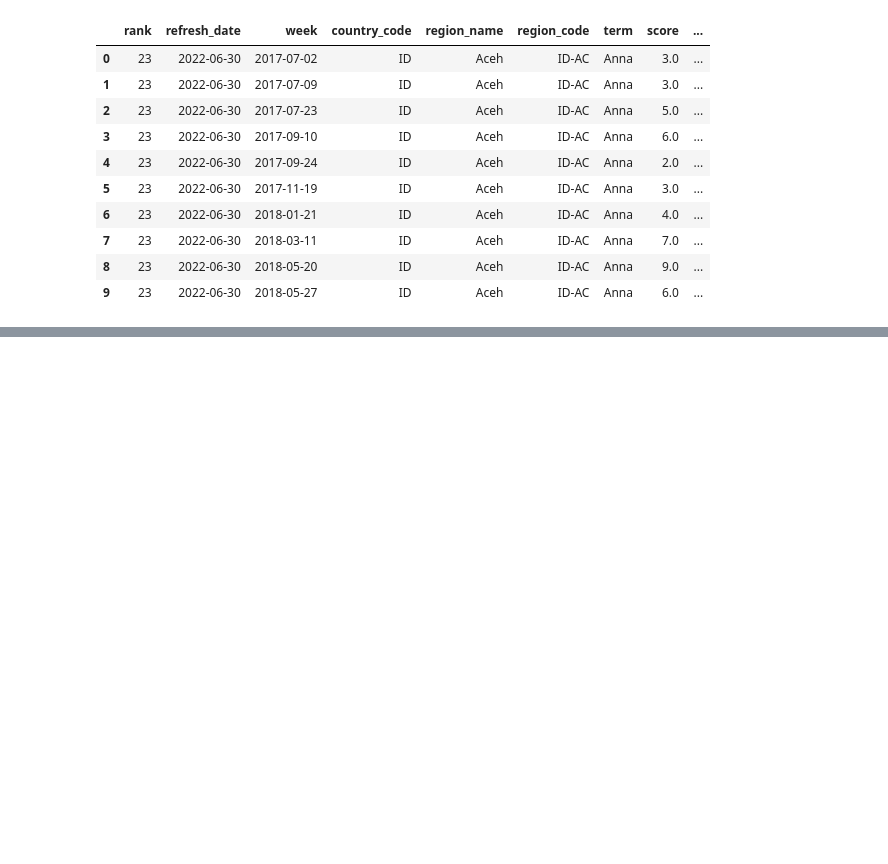
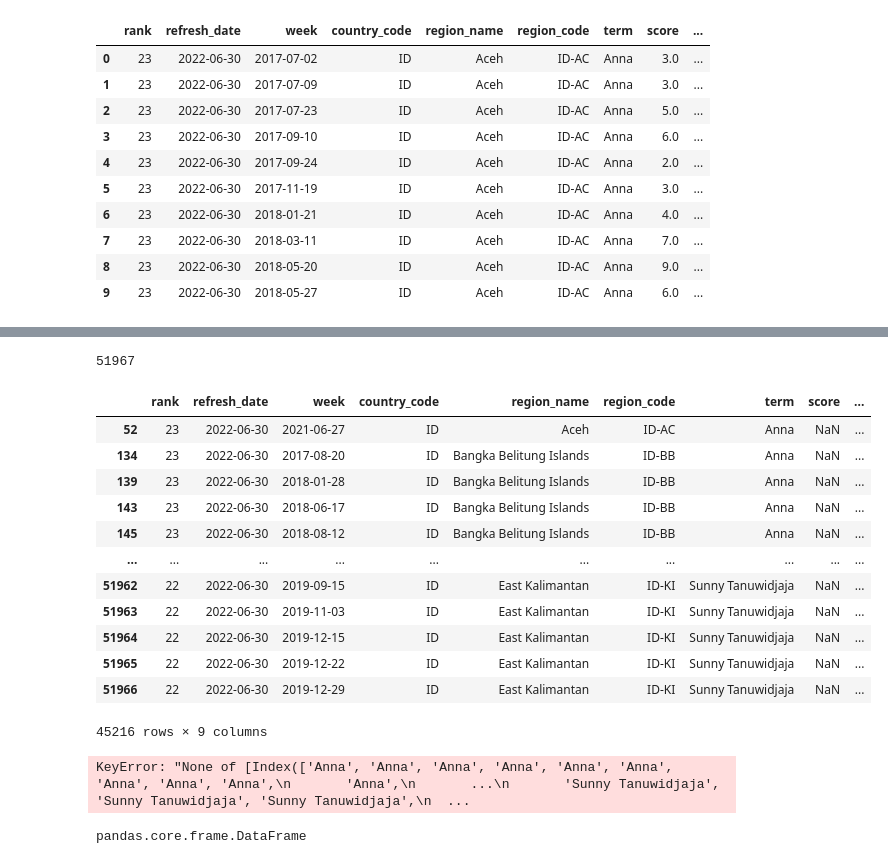
Before and after one commit to dwipaalfarisi/project-data-analysis, a Jupyter notebook: data_analysis.ipynb, the cells around one changed output, grey strips where cells are left out. Saved outputs shown, nothing was run; the diff lists cells and outputs as text; code cells hidden in the pictures; blank space fills up the shorter version.

Commit message:
chech null values

```diff
--- a/data_analysis.ipynb
+++ b/data_analysis.ipynb
@@ -19,0 +102,34 @@ dataset.head(10)
+# %%
+# check the score column
+# 51967 rows
+# null + existing value = score
+print(45216 + 6751)
+# %% [output]
+51967
+# %%
+# show the null values
+dataset_missing = dataset_df.loc[dataset_df.isna().any(axis=1)]
+dataset_missing
+# %% [output]
+|  | rank | refresh_date | week | country_code | region_name | region_code | term | score | ... |
+| 52 | 23 | 2022-06-30 | 2021-06-27 | ID | Aceh | ID-AC | Anna | NaN | ... |
+| 134 | 23 | 2022-06-30 | 2017-08-20 | ID | Bangka Belitung Islands | ID-BB | Anna | NaN | ... |
+| 139 | 23 | 2022-06-30 | 2018-01-28 | ID | Bangka Belitung Islands | ID-BB | Anna | NaN | ... |
+| 143 | 23 | 2022-06-30 | 2018-06-17 | ID | Bangka Belitung Islands | ID-BB | Anna | NaN | ... |
+| 145 | 23 | 2022-06-30 | 2018-08-12 | ID | Bangka Belitung Islands | ID-BB | Anna | NaN | ... |
+| ... | ... | ... | ... | ... | ... | ... | ... | ... | ... |
+| 51962 | 22 | 2022-06-30 | 2019-09-15 | ID | East Kalimantan | ID-KI | Sunny Tanuwidjaja | NaN | ... |
+| 51963 | 22 | 2022-06-30 | 2019-11-03 | ID | East Kalimantan | ID-KI | Sunny Tanuwidjaja | NaN | ... |
+| 51964 | 22 | 2022-06-30 | 2019-12-15 | ID | East Kalimantan | ID-KI | Sunny Tanuwidjaja | NaN | ... |
+| 51965 | 22 | 2022-06-30 | 2019-12-22 | ID | East Kalimantan | ID-KI | Sunny Tanuwidjaja | NaN | ... |
+| 51966 | 22 | 2022-06-30 | 2019-12-29 | ID | East Kalimantan | ID-KI | Sunny Tanuwidjaja | NaN | ... |
+45216 rows × 9 columns
+# %%
+# check the term and null value pair
+dataset_df.loc[dataset_df['term'], "score"]
+# %% [output]
+KeyError: "None of [Index(['Anna', 'Anna', 'Anna', 'Anna', 'Anna', 'Anna', 'Anna', 'Anna', 'Anna',\n       'Anna',\n       ...\n       'Sunny Tanuwidjaja', 'Sunny Tanuwidjaja', 'Sunny Tanuwidjaja',\n  ...
+# %%
+type(dataset_df[["term", "score"]])
+# %% [output]
+pandas.core.frame.DataFrame
```
Also changed, not shown: parts of 8 cells of this notebook.
